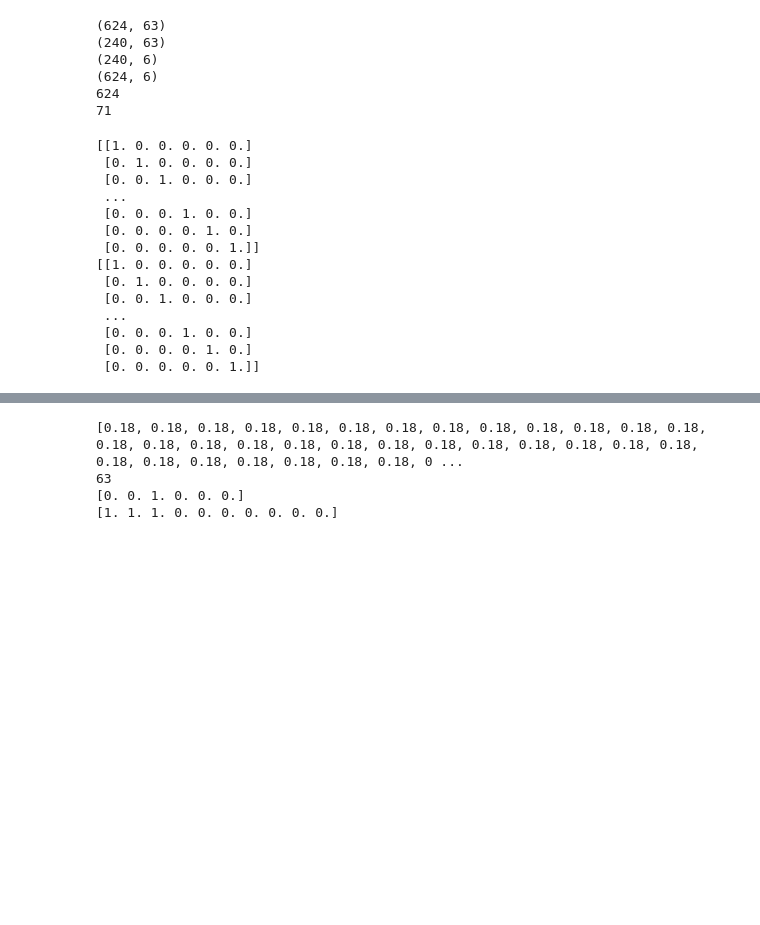
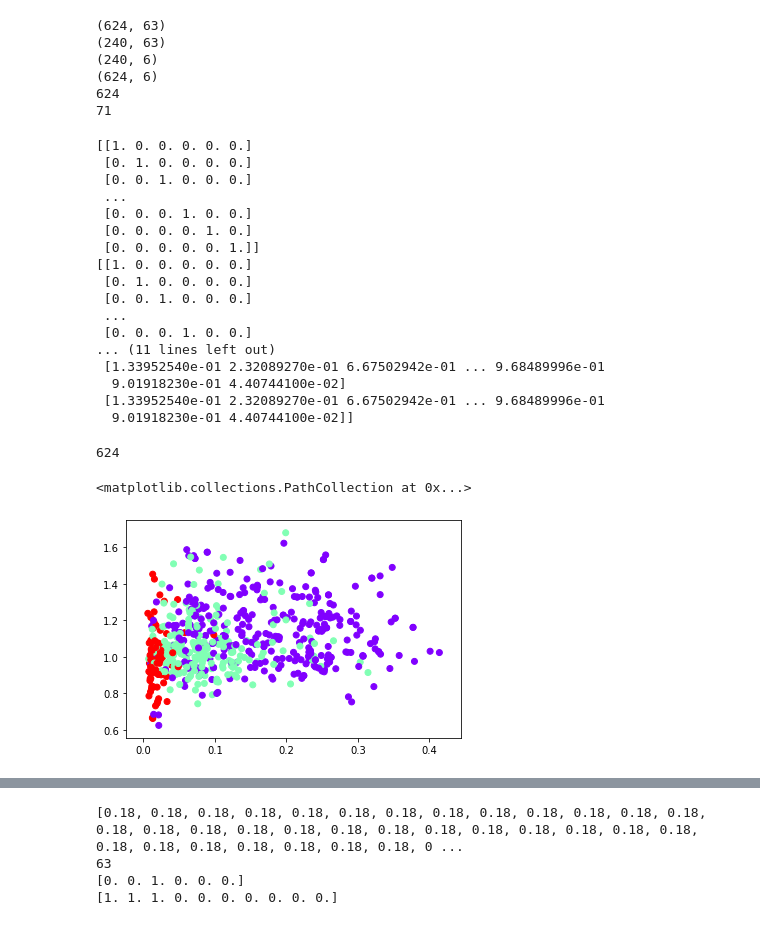
Before and after one commit to nonso1234/ML-Project-, a Jupyter notebook: KNN_Algorithm_core2EH.ipynb, the cells around one changed output, grey strips where cells are left out. Saved outputs shown, nothing was run; the diff lists cells and outputs as text; code cells hidden in the pictures; blank space fills up the shorter version.

```diff
--- a/KNN_Algorithm_core2EH.ipynb
+++ b/KNN_Algorithm_core2EH.ipynb
@@ -49,6 +49,7 @@ print(n)
 # %%
 print(y_test)
 print(y_train)
+print(x_test)
 # %% [output]
 [[1. 0. 0. 0. 0. 0.]
  [0. 1. 0. 0. 0. 0.]
@@ -62,5 +63,8 @@ print(y_train)
  [0. 0. 1. 0. 0. 0.]
  ...
  [0. 0. 0. 1. 0. 0.]
- [0. 0. 0. 0. 1. 0.]
- [0. 0. 0. 0. 0. 1.]]
+... (11 lines left out)
+ [1.33952540e-01 2.32089270e-01 6.67502942e-01 ... 9.68489996e-01
+  9.01918230e-01 4.40744100e-02]
+ [1.33952540e-01 2.32089270e-01 6.67502942e-01 ... 9.68489996e-01
+  9.01918230e-01 4.40744100e-02]]
@@ -66,0 +76,16 @@ print(y_train)
+# %%
+from sklearn.cluster import AgglomerativeClustering
+
+cluster = AgglomerativeClustering(n_clusters=3, affinity='euclidean', linkage='ward')
+clusters=cluster.fit_predict(x_train)
+# %%
+from mpl_toolkits.mplot3d import Axes3D
+print(len(clusters))
+plt.scatter(x_train[:,0],x_train[:,20], c=cluster.labels_, cmap='rainbow')
+#fig = plt.figure()
+#ax = fig.add_subplot(111, projection='3d')
+#ax.scatter(x_train[:,1], x_train[:,2], x_train[:,3], c=cluster.labels_, cmap='rainbow')
+# %% [output]
+624
+<matplotlib.collections.PathCollection at 0x...>
+[figure, added]
```
Also changed, not shown: parts of 14 cells of this notebook.
